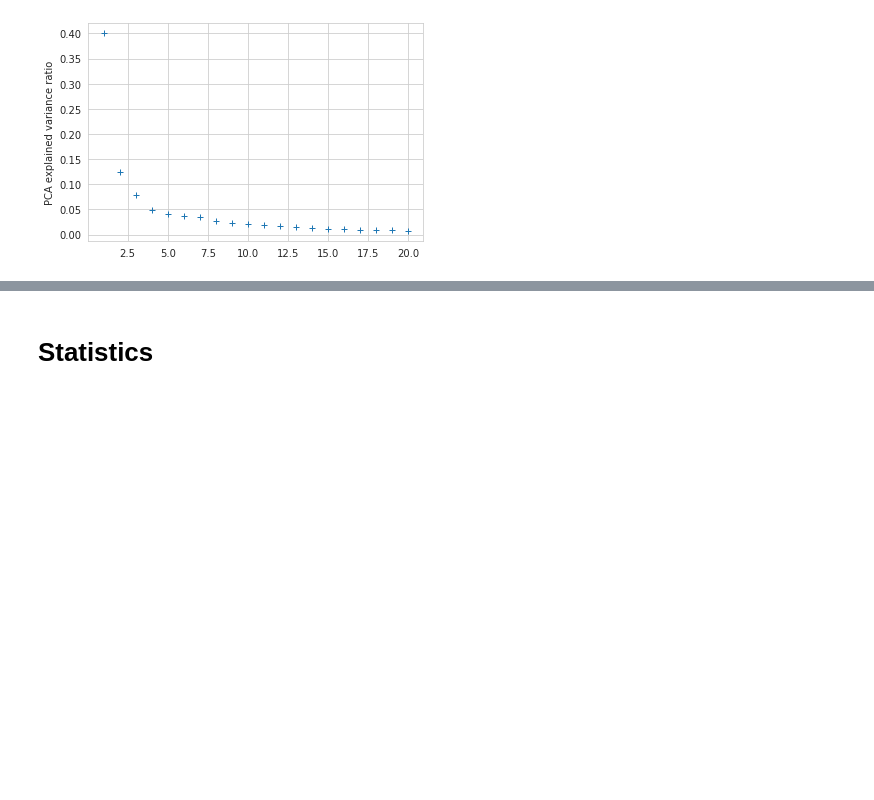
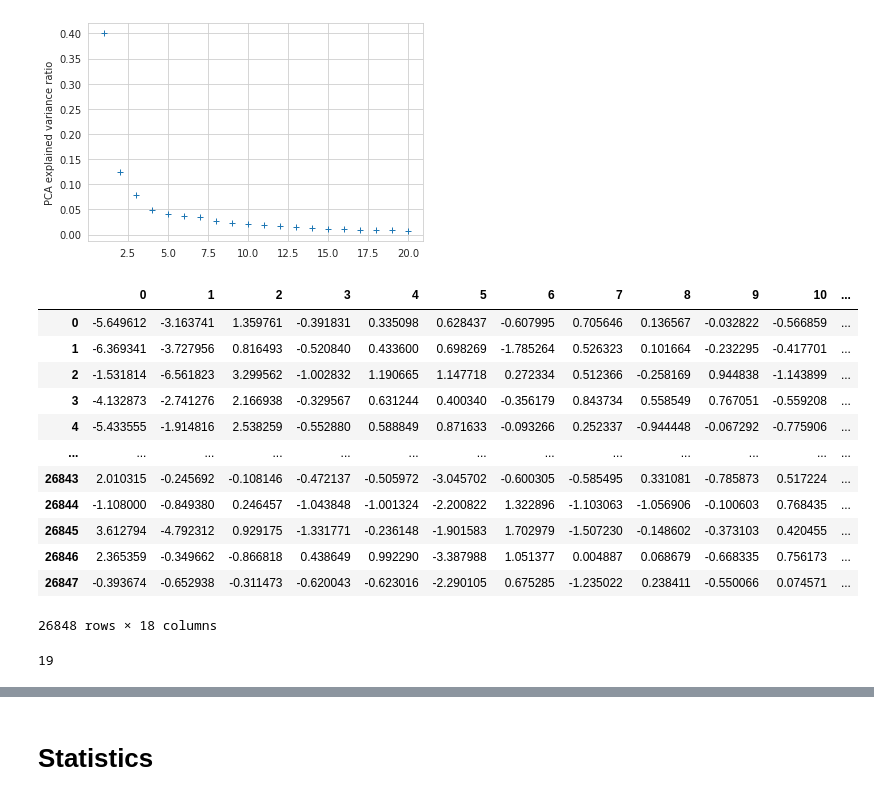
Before and after one commit to lilfetz22/Health_Scores_CAP2, a Jupyter notebook: scripts/Health_Scores_EDA.ipynb, the cells around one changed output, grey strips where cells are left out. Drawn from its saved outputs; the diff is of its cells as text; code cells hidden in the pictures; blank space fills up the shorter version.

```diff
--- a/scripts/Health_Scores_EDA.ipynb
+++ b/scripts/Health_Scores_EDA.ipynb
@@ -1169,5 +1177,25 @@ pca_fx(x_tract_scaled)
 # %%
 pca_city = PCA(n_components=20)
 pca_city_transformed = pd.DataFrame(pca_city.fit_transform(x_city_scaled))
 pca_tract = PCA(n_components=18)
-pca_tract_transformed = pd.DataFrame(pca_tract.fit_transform(x_tract_scaled))
+transformed = pca_tract.fit_transform(x_tract_scaled)
+pca_tract_transformed = pd.DataFrame(transformed)
+pca_tract_transformed
+# %% [output]
+|  | 0 | 1 | 2 | 3 | 4 | 5 | 6 | 7 | 8 | 9 | 10 | ... |
+| 0 | -5.649612 | -3.163741 | 1.359761 | -0.391831 | 0.335098 | 0.628437 | -0.607995 | 0.705646 | 0.136567 | -0.032822 | -0.566859 | ... |
+| 1 | -6.369341 | -3.727956 | 0.816493 | -0.520840 | 0.433600 | 0.698269 | -1.785264 | 0.526323 | 0.101664 | -0.232295 | -0.417701 | ... |
+| 2 | -1.531814 | -6.561823 | 3.299562 | -1.002832 | 1.190665 | 1.147718 | 0.272334 | 0.512366 | -0.258169 | 0.944838 | -1.143899 | ... |
+| 3 | -4.132873 | -2.741276 | 2.166938 | -0.329567 | 0.631244 | 0.400340 | -0.356179 | 0.843734 | 0.558549 | 0.767051 | -0.559208 | ... |
+| 4 | -5.433555 | -1.914816 | 2.538259 | -0.552880 | 0.588849 | 0.871633 | -0.093266 | 0.252337 | -0.944448 | -0.067292 | -0.775906 | ... |
+| ... | ... | ... | ... | ... | ... | ... | ... | ... | ... | ... | ... | ... |
+| 26843 | 2.010315 | -0.245692 | -0.108146 | -0.472137 | -0.505972 | -3.045702 | -0.600305 | -0.585495 | 0.331081 | -0.785873 | 0.517224 | ... |
+| 26844 | -1.108000 | -0.849380 | 0.246457 | -1.043848 | -1.001324 | -2.200822 | 1.322896 | -1.103063 | -1.056906 | -0.100603 | 0.768435 | ... |
+| 26845 | 3.612794 | -4.792312 | 0.929175 | -1.331771 | -0.236148 | -1.901583 | 1.702979 | -1.507230 | -0.148602 | -0.373103 | 0.420455 | ... |
+| 26846 | 2.365359 | -0.349662 | -0.866818 | 0.438649 | 0.992290 | -3.387988 | 1.051377 | 0.004887 | 0.068679 | -0.668335 | 0.756173 | ... |
+| 26847 | -0.393674 | -0.652938 | -0.311473 | -0.620043 | -0.623016 | -2.290105 | 0.675285 | -1.235022 | 0.238411 | -0.550066 | 0.074571 | ... |
+26848 rows × 18 columns
+# %%
+len(pca_tract_transformed.columns)
+# %% [output]
+19
```
Also changed, not shown: parts of 3 cells of this notebook.
